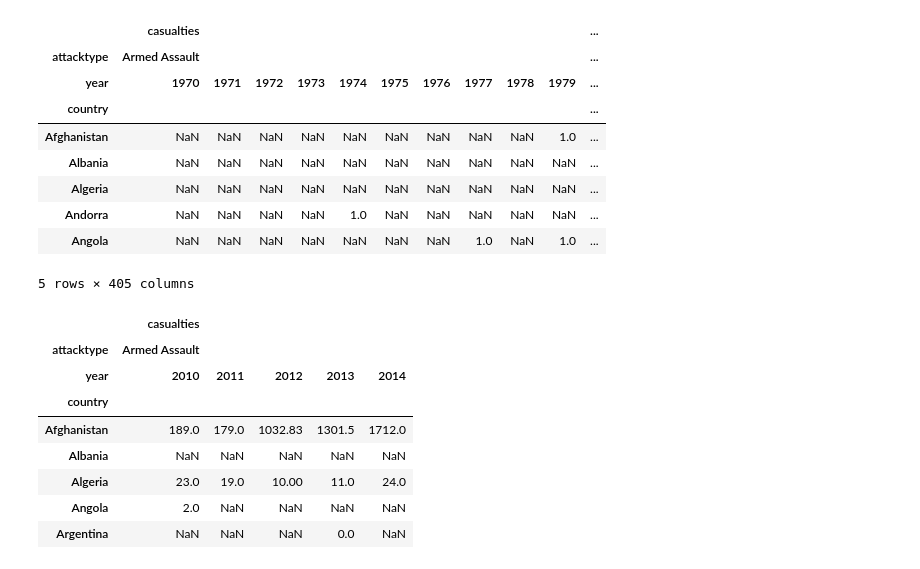
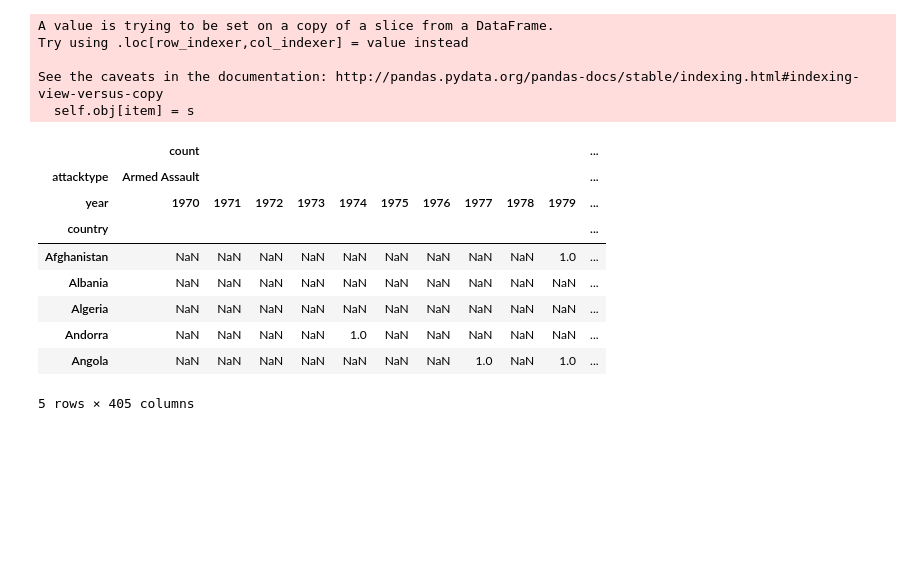
Before and after one commit to ICT4SD/Terrorism_Analysis, a Jupyter notebook: IVIS/package/Dot Plot.ipynb, the cells around one changed output. Cells and saved outputs as stored; diff of their text form; code cells hidden in the pictures; blank space fills up the shorter version.

```diff
--- a/IVIS/package/Dot Plot.ipynb
+++ b/IVIS/package/Dot Plot.ipynb
@@ -50,48 +33,40 @@ data.head()
-# %%
-def unstack_table(data):
-    data = data.fillna(0)
-    i = 0
-    while i < data.index.nlevels:
-        data = data.unstack()
-        i = i + 1
-    return data
-# %%
-data = unstack_table(data)
-# %%
-data.head()
-# %% [output]
-|  | casualties |  |  |  |  |  |  |  |  |  | ... |
-| attacktype | Armed Assault |  |  |  |  |  |  |  |  |  | ... |
-| year | 1970 | 1971 | 1972 | 1973 | 1974 | 1975 | 1976 | 1977 | 1978 | 1979 | ... |
-| country |  |  |  |  |  |  |  |  |  |  | ... |
-| Afghanistan | NaN | NaN | NaN | NaN | NaN | NaN | NaN | NaN | NaN | 1.0 | ... |
-| Albania | NaN | NaN | NaN | NaN | NaN | NaN | NaN | NaN | NaN | NaN | ... |
-| Algeria | NaN | NaN | NaN | NaN | NaN | NaN | NaN | NaN | NaN | NaN | ... |
-| Andorra | NaN | NaN | NaN | NaN | 1.0 | NaN | NaN | NaN | NaN | NaN | ... |
-| Angola | NaN | NaN | NaN | NaN | NaN | NaN | NaN | 1.0 | NaN | 1.0 | ... |
-5 rows × 405 columns
 # %%
 class Dot_Plot_Data():
-    def __init__(self, data, yaxis_vals, xaxis_vals, user_filter1, user_filter2):
+    def __init__(self, data, yaxis_vals, xaxis_vals, user_filter1, user_filter2, metric):
         '''Defines attributes of the dot plot'''
         self.data = data[[yaxis_vals, xaxis_vals, user_filter1, user_filter2]]
         self.yaxis_vals = yaxis_vals
+        self.xaxis_vals = xaxis_vals
         self.user_filter1 = user_filter1
         self.user_filter2 = user_filter2
+        self.subgroups = group_by_columns(self.data, [self.yaxis_vals, self.user_filter1, self.user_filter2], self.xaxis_vals)
+        self.metric = metric
+        if self.metric == 'occurrences':
+            self.count_by_subgroup()
+        if self.metric == 'casualties':
+            self.sum_by_subgroup()
 
-    def restructure_data(self):
-        '''Pivots and unstacks data'''
-        self.data = pd.pivot_table(self.data, index=[self.yaxis_vals, self.user_filter1, self.user_filter2], aggfunc=sum).dropna()
-        self.data = unstack_table(self.data)
+    def count_by_subgroup(self):
+        '''Uses group from init function to create a count'''
+        self.data = unstack_table(count_by_groups(self.subgroups))
 
-    #not using Viola's year_selection function b/c it was written when we thought we'd have text selections
+    def sum_by_subgroup(self):
+        '''Uses sum from init function to create a sum'''
+        self.data = unstack_table(sum_by_groups(self.subgroups))
+
     def user_selection(self, year_tuple, attack_type):
-        #May use general terms to make this code more reusable
         '''Selects year and attack type'''
         years = tuple(range(year_tuple[0], year_tuple[1]))
         self.data = self.data.loc[:, (slice(None), attack_type, years)]
 
     def agg(self):
+        '''sum horizontally'''
         self.data = self.data.sum(axis=1)
 # %%
-dot_plot = Dot_Plot_Data(a.gt_df, 'country', 'casualties', 'year', 'attacktype')
+dot_plot = Dot_Plot_Data(a.gt_df, 'country', 'casualties', 'year', 'attacktype', 'occurrences')
+# %% [output]
+A value is trying to be set on a copy of a slice from a DataFrame.
+Try using .loc[row_indexer,col_indexer] = value instead
+
+See the caveats in the documentation: http://pandas.pydata.org/pandas-docs/stable/indexing.html#indexing-view-versus-copy
+  self.obj[item] = s
@@ -100,16 +73,13 @@ attacktypes = list(set(dot_plot.data['attacktype']))
 # %%
-dot_plot.restructure_data()
 dot_plot.data.head()
+# %% [output]
+|  | count |  |  |  |  |  |  |  |  |  | ... |
+| attacktype | Armed Assault |  |  |  |  |  |  |  |  |  | ... |
+| year | 1970 | 1971 | 1972 | 1973 | 1974 | 1975 | 1976 | 1977 | 1978 | 1979 | ... |
+| country |  |  |  |  |  |  |  |  |  |  | ... |
+| Afghanistan | NaN | NaN | NaN | NaN | NaN | NaN | NaN | NaN | NaN | 1.0 | ... |
+| Albania | NaN | NaN | NaN | NaN | NaN | NaN | NaN | NaN | NaN | NaN | ... |
+| Algeria | NaN | NaN | NaN | NaN | NaN | NaN | NaN | NaN | NaN | NaN | ... |
+| Andorra | NaN | NaN | NaN | NaN | 1.0 | NaN | NaN | NaN | NaN | NaN | ... |
+| Angola | NaN | NaN | NaN | NaN | NaN | NaN | NaN | 1.0 | NaN | 1.0 | ... |
+5 rows × 405 columns
-# %%
-dot_plot.user_selection([2010, 2015], 'Armed Assault')
-dot_plot.data.head()
-# %% [output]
-|  | casualties |  |  |  |  |
-| attacktype | Armed Assault |  |  |  |  |
-| year | 2010 | 2011 | 2012 | 2013 | 2014 |
-| country |  |  |  |  |  |
-| Afghanistan | 189.0 | 179.0 | 1032.83 | 1301.5 | 1712.0 |
-| Albania | NaN | NaN | NaN | NaN | NaN |
-| Algeria | 23.0 | 19.0 | 10.00 | 11.0 | 24.0 |
-| Angola | 2.0 | NaN | NaN | NaN | NaN |
-| Argentina | NaN | NaN | NaN | 0.0 | NaN |
```
Also changed, not shown: parts of 14 cells of this notebook.
